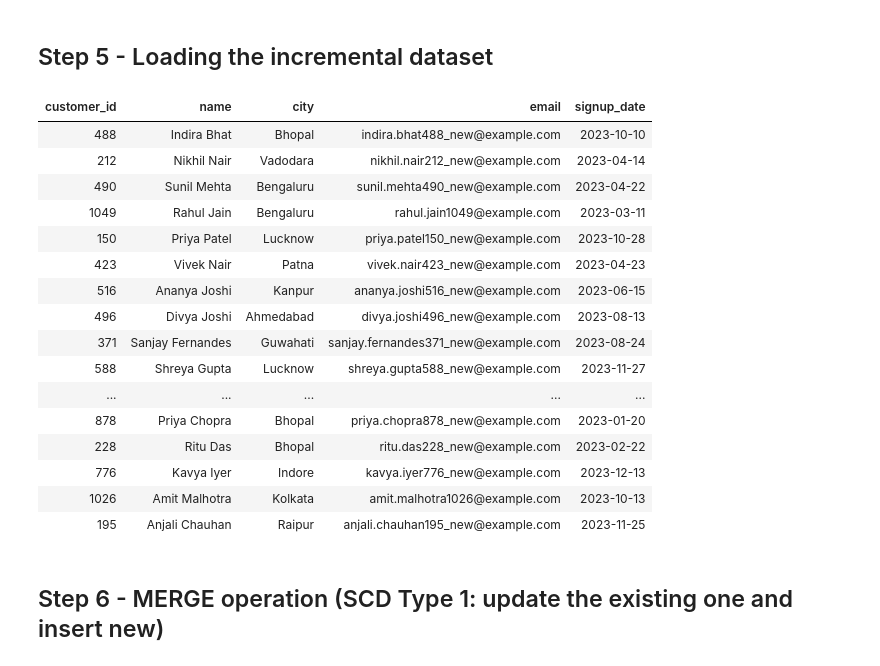
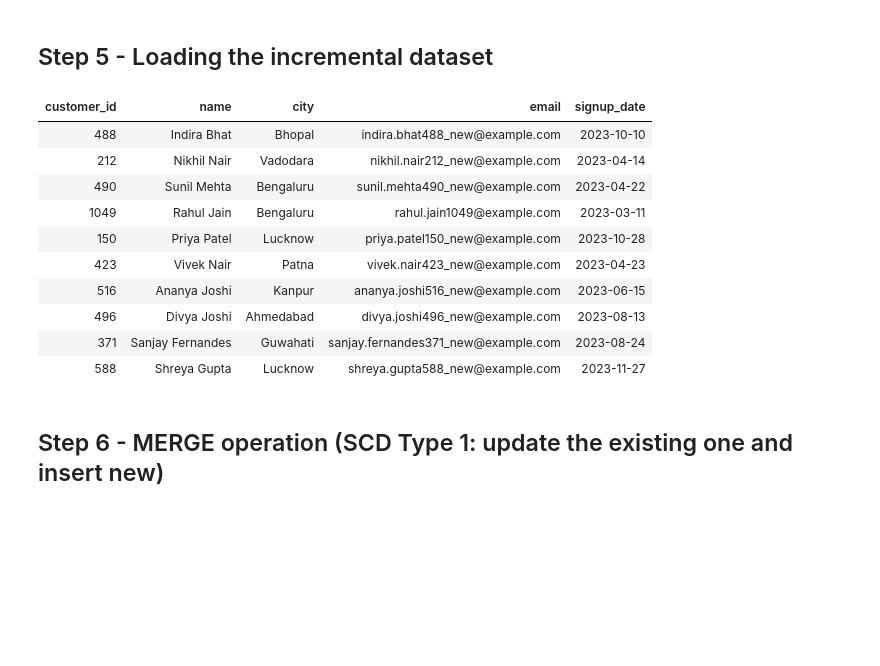
Before and after one commit to sachdevakinshu/Celebal-Assignments, a Jupyter notebook: Week 7 Assignment/Notebook/Week7Assingment.ipynb, the cells around one changed output. Drawn from its saved outputs; the diff is of its cells as text; code cells hidden in the pictures; blank space fills up the shorter version.

```diff
--- a/Week 7 Assignment/Notebook/Week7Assingment.ipynb
+++ b/Week 7 Assignment/Notebook/Week7Assingment.ipynb
@@ -136,25 +130,19 @@ Row count: 975
 ## Step 5 - Loading the incremental dataset
 # %%
 incremental_df = spark.read.csv(incr_path, header=True, inferSchema=True)
-display(incremental_df)
+display(incremental_df.limit(10))
 # %% [output]
 | customer_id | name | city | email | signup_date |
 | 488 | Indira Bhat | Bhopal | indira.bhat488_new@example.com | 2023-10-10 |
 | 212 | Nikhil Nair | Vadodara | nikhil.nair212_new@example.com | 2023-04-14 |
 | 490 | Sunil Mehta | Bengaluru | sunil.mehta490_new@example.com | 2023-04-22 |
 | 1049 | Rahul Jain | Bengaluru | rahul.jain1049@example.com | 2023-03-11 |
 | 150 | Priya Patel | Lucknow | priya.patel150_new@example.com | 2023-10-28 |
 | 423 | Vivek Nair | Patna | vivek.nair423_new@example.com | 2023-04-23 |
 | 516 | Ananya Joshi | Kanpur | ananya.joshi516_new@example.com | 2023-06-15 |
 | 496 | Divya Joshi | Ahmedabad | divya.joshi496_new@example.com | 2023-08-13 |
 | 371 | Sanjay Fernandes | Guwahati | sanjay.fernandes371_new@example.com | 2023-08-24 |
 | 588 | Shreya Gupta | Lucknow | shreya.gupta588_new@example.com | 2023-11-27 |
-| ... | ... | ... | ... | ... |
-| 878 | Priya Chopra | Bhopal | priya.chopra878_new@example.com | 2023-01-20 |
-| 228 | Ritu Das | Bhopal | ritu.das228_new@example.com | 2023-02-22 |
-| 776 | Kavya Iyer | Indore | kavya.iyer776_new@example.com | 2023-12-13 |
-| 1026 | Amit Malhotra | Kolkata | amit.malhotra1026@example.com | 2023-10-13 |
-| 195 | Anjali Chauhan | Raipur | anjali.chauhan195_new@example.com | 2023-11-25 |
 # %% [markdown]
 ## Step 6 - MERGE operation (SCD Type 1: update the existing one and insert new)
 # %%
```
Also changed, not shown: parts of 5 cells of this notebook, 6 other files.
